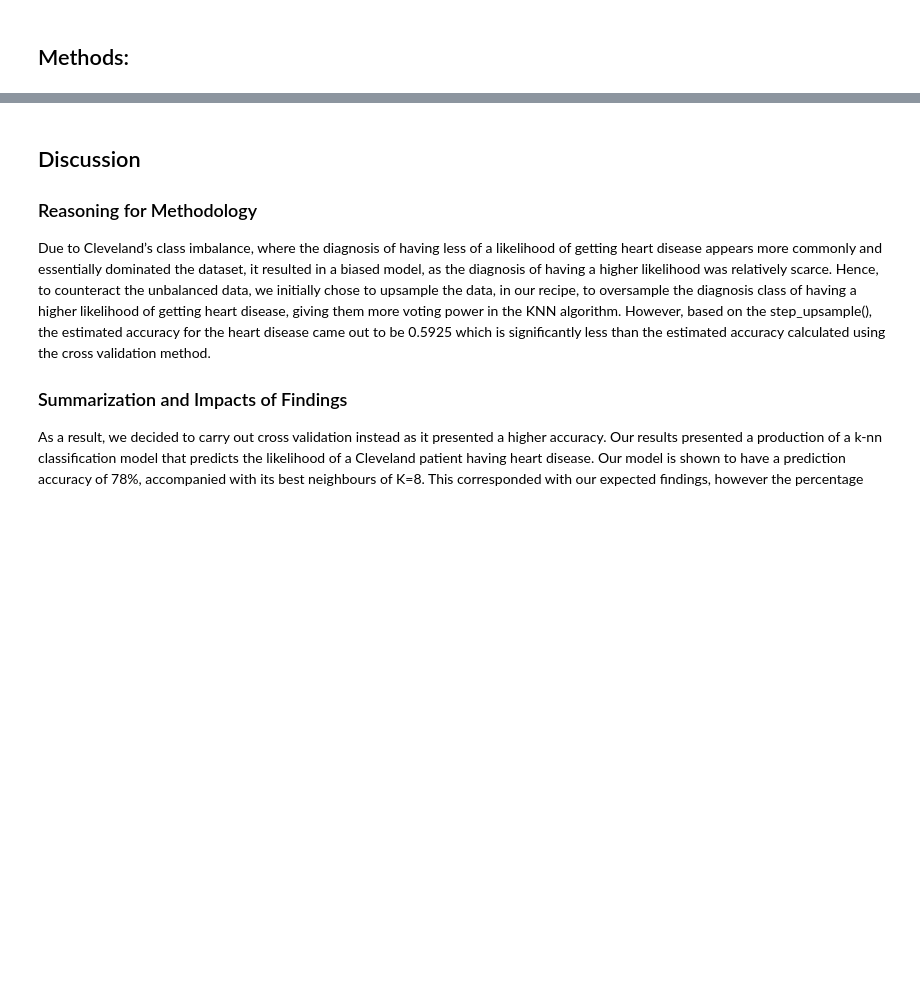
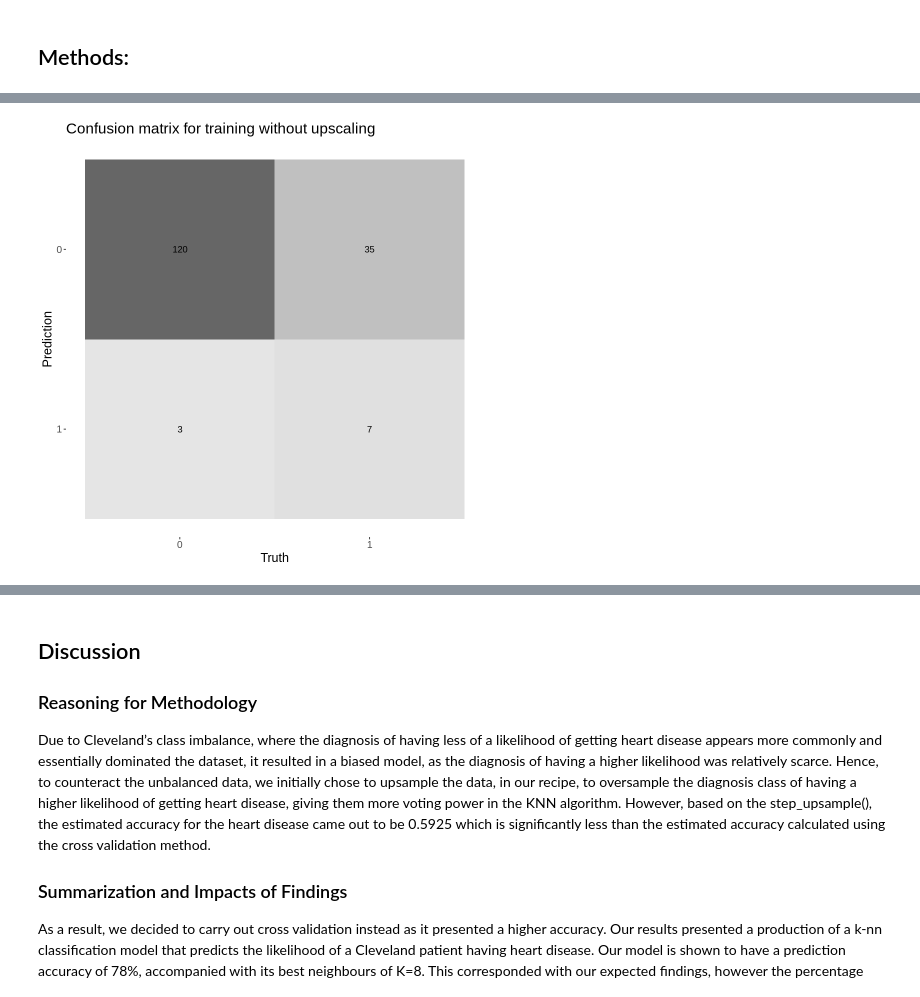
Before and after one commit to Yujinjen/group_project, a Jupyter notebook: DSCI_G36_Project_Submission.ipynb, the cells around one changed output, grey strips where cells are left out. Drawn from its saved outputs; the diff is of its cells as text; code cells hidden in the pictures; blank space fills up the shorter version.

```diff
--- a/DSCI_G36_Project_Submission.ipynb
+++ b/DSCI_G36_Project_Submission.ipynb
@@ -390,10 +449,16 @@ upscale_predictions <- predict(knn_fit_upscale, cleveland_testing) %>%
 # %%
+#For CROSS VAL
+
+options(repr.plot.width=7.5, repr.plot.height=7.5)
+
 training_predictions <- predict(knn_fit, cleveland_training) %>%
     bind_cols(cleveland_training)
 
 confusion_matrix <- conf_mat(training_predictions, truth = diag, estimate = .pred_class)
 autoplot(confusion_matrix, type = "heatmap") + theme(text = element_text(size = 15)) +
-    ggtitle("Confusion matrix for training")
+    ggtitle("Confusion matrix for training without upscaling")
+# %% [output]
+[figure, added]
 # %%
 #creating a confusion matrix for our final visualization
 #a confusion matrix shows a table of predicted labels and correct labels, as well as incorrect predictions.
```
Also changed, not shown: parts of 12 cells of this notebook.
